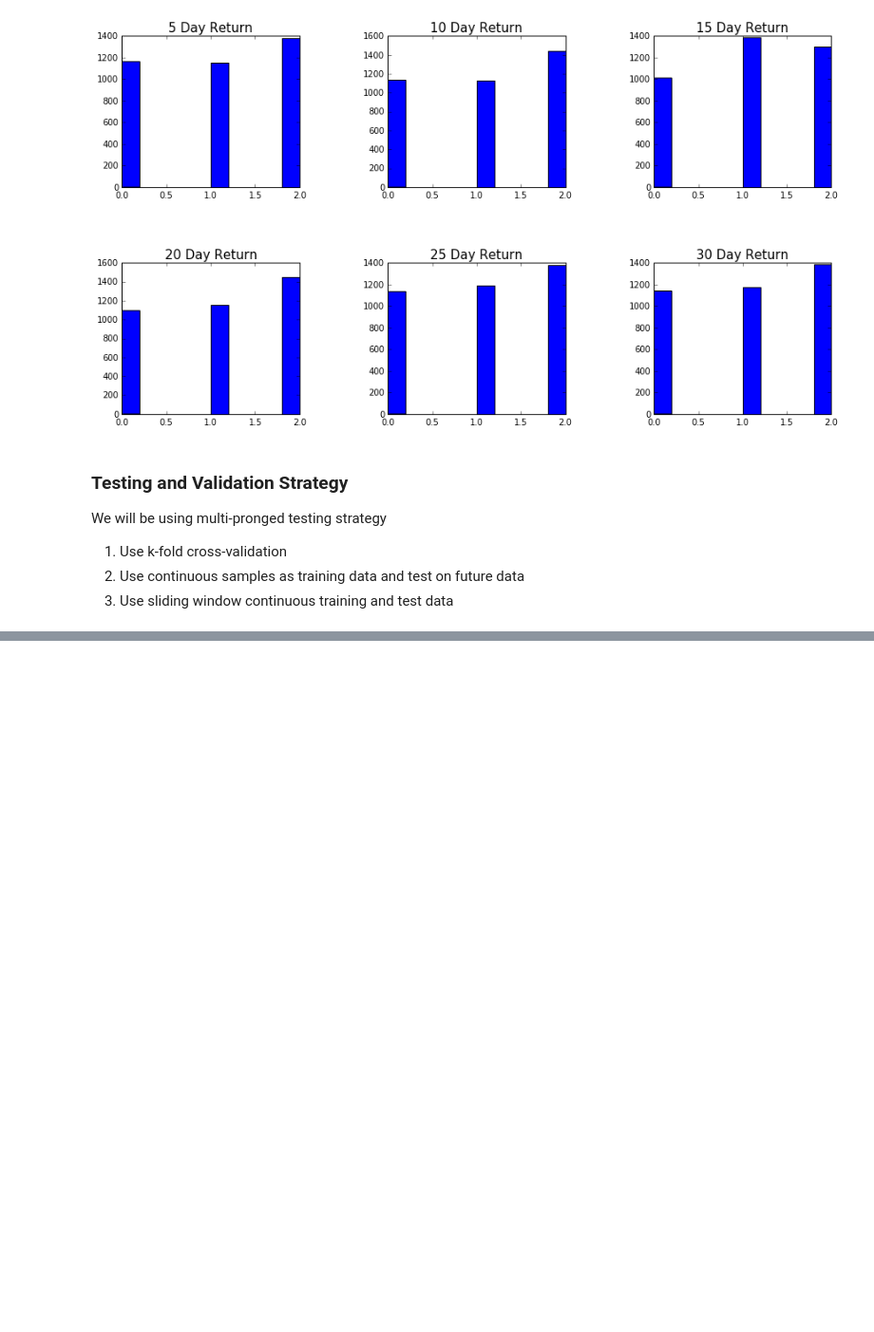
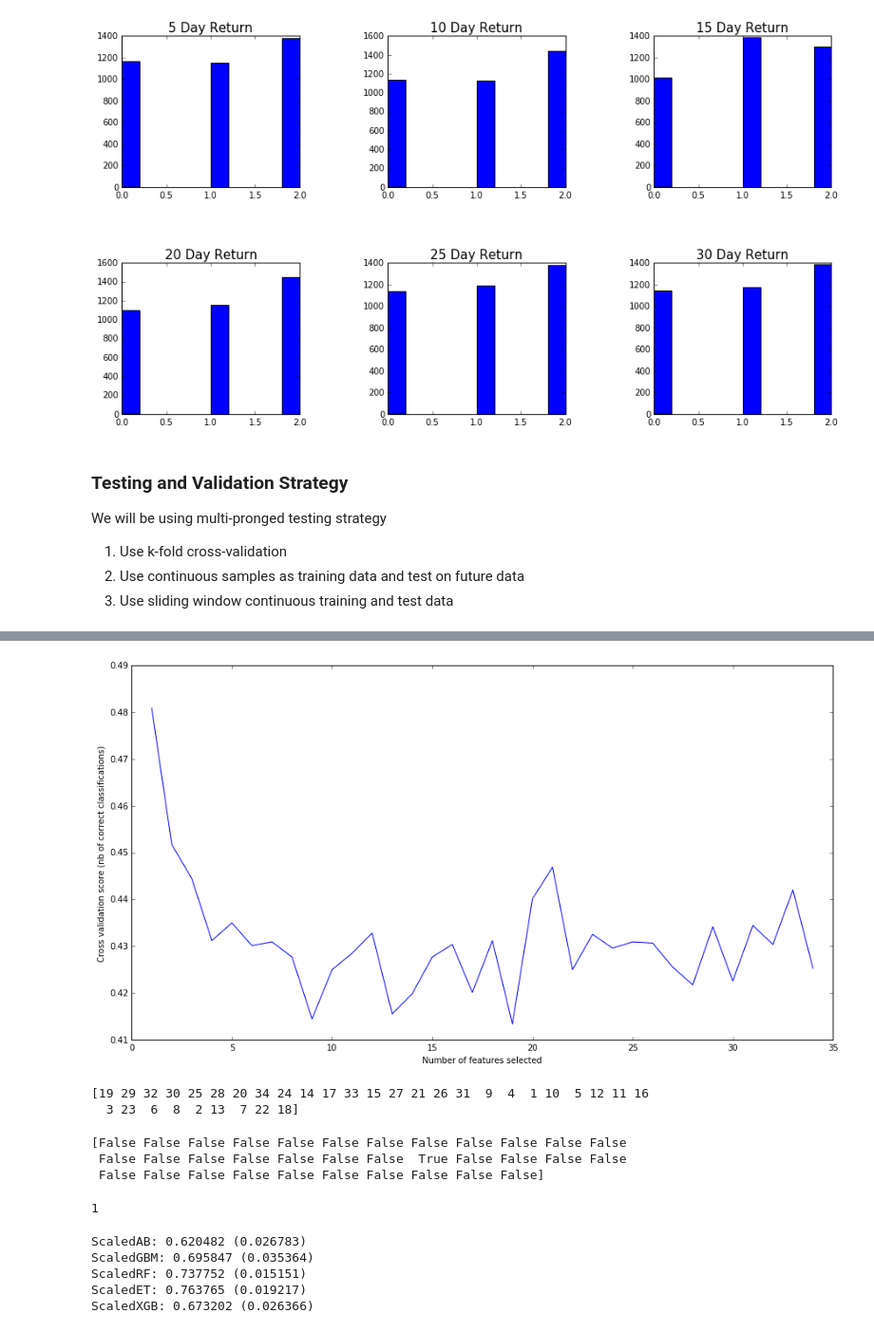
Before and after one commit to rahulmkumar/ml-introduction, a Jupyter notebook: 07_Swing_trading_model.ipynb, the cells around one changed output, grey strips where cells are left out. Shown at 95% size. Saved outputs shown, nothing was run; the diff lists cells and outputs as text; code cells hidden in the pictures; blank space fills up the shorter version.

```diff
--- a/07_Swing_trading_model.ipynb
+++ b/07_Swing_trading_model.ipynb
@@ -387,0 +395,3 @@ plt.show()
+# %%
+rfecv = RFECV(estimator=rf, step=1, cv=StratifiedKFold(y5_b,10), scoring='accuracy')
+rfecv.fit(X,y5_b)
@@ -387,0 +407,45 @@ plt.show()
+# %%
+plt.xlabel("Number of features selected")
+plt.ylabel("Cross validation score (nb of correct classifications)")
+plt.plot(range(1, len(rfecv.grid_scores_) + 1), rfecv.grid_scores_)
+plt.show()
+# %% [output]
+[figure, added]
+# %%
+print(rfecv.ranking_)
+# %% [output]
+[19 29 32 30 25 28 20 34 24 14 17 33 15 27 21 26 31  9  4  1 10  5 12 11 16
+  3 23  6  8  2 13  7 22 18]
+# %%
+print(rfecv.support_)
+# %% [output]
+[False False False False False False False False False False False False
+ False False False False False False False  True False False False False
+ False False False False False False False False False False]
+# %%
+print(rfecv.n_features_)
+# %% [output]
+1
+# %%
+# ensembles
+ensembles = []
+ensembles.append(('ScaledAB', Pipeline([('Scaler', StandardScaler()),('AB', AdaBoostClassifier())])))
+ensembles.append(('ScaledGBM', Pipeline([('Scaler', StandardScaler()),('GBM', GradientBoostingClassifier())])))
+ensembles.append(('ScaledRF', Pipeline([('Scaler', StandardScaler()),('RF', RandomForestClassifier())])))
+ensembles.append(('ScaledET', Pipeline([('Scaler', StandardScaler()),('ET', ExtraTreesClassifier())])))
+ensembles.append(('ScaledXGB', Pipeline([('Scaler', StandardScaler()),('XGB', XGBClassifier())])))
+results = []
+names = []
+kfold = cross_validation.KFold(n=num_instances, n_folds=num_folds, random_state=seed)
+for name, model in ensembles:
+    cv_results = cross_validation.cross_val_score(model, X_train, Y_train, cv=kfold, scoring=scoring)
+    results.append(cv_results)
+    names.append(name)
+    msg = "%s: %f (%f)" % (name, cv_results.mean(), cv_results.std())
+    print(msg)
+# %% [output]
+ScaledAB: 0.620482 (0.026783)
+ScaledGBM: 0.695847 (0.035364)
+ScaledRF: 0.737752 (0.015151)
+ScaledET: 0.763765 (0.019217)
+ScaledXGB: 0.673202 (0.026366)
```
Also changed, not shown: parts of 6 cells of this notebook.
